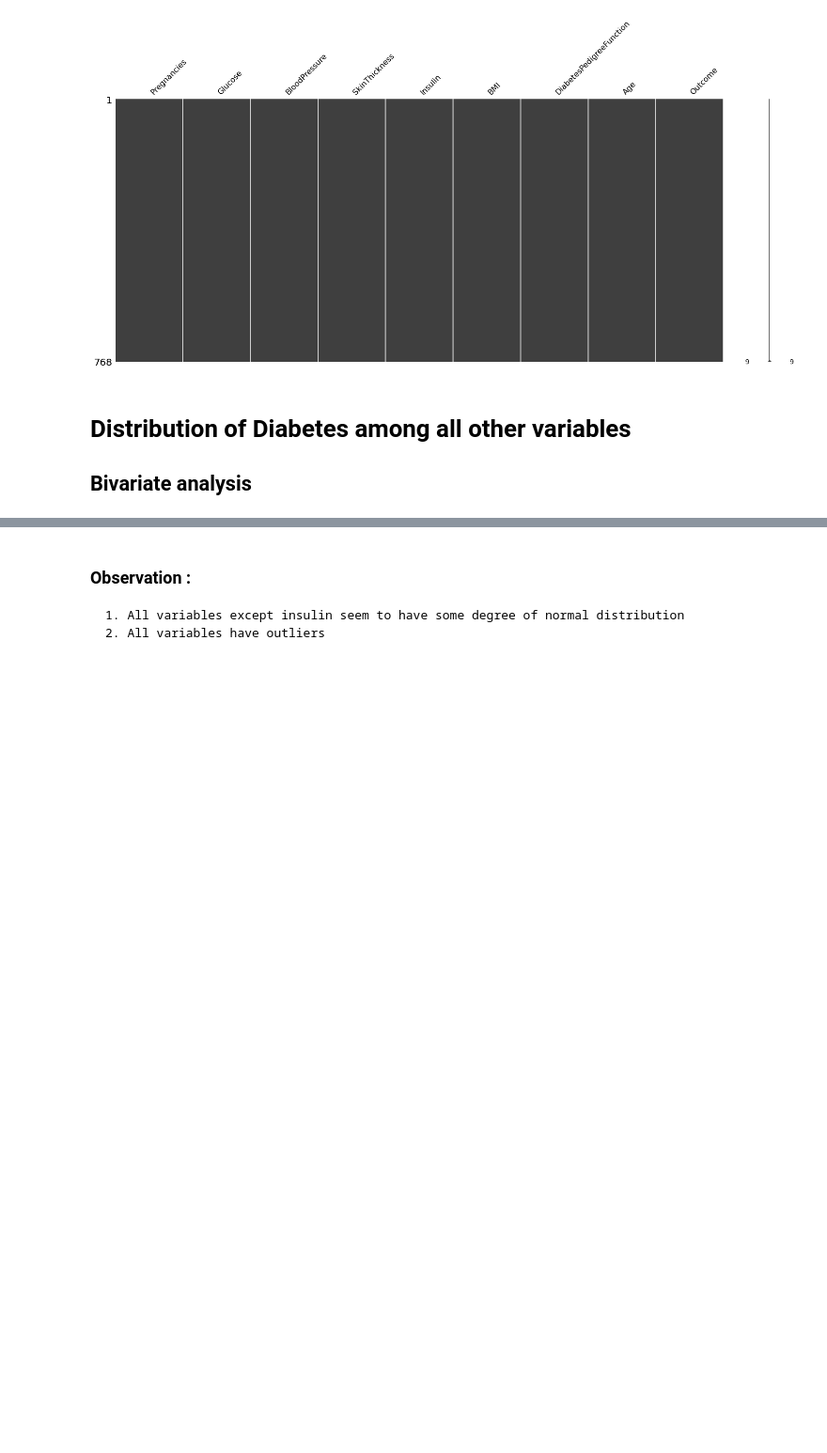
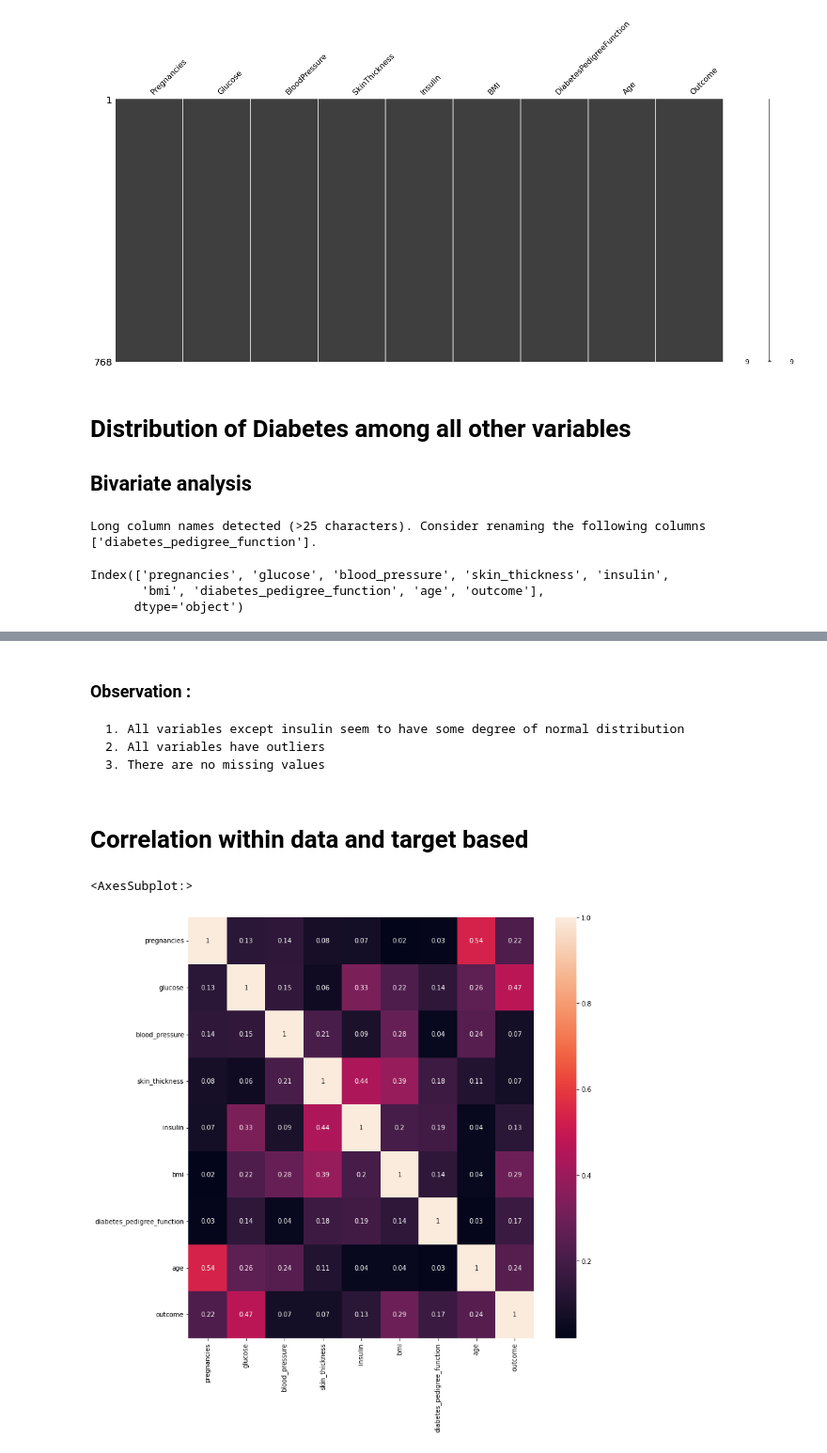
Before and after one commit to tejas05in/Kaggle-projects, a Jupyter notebook: diabetes-dataset-eda.ipynb, the cells around one changed output, grey strips where cells are left out. Shown at 94% size. Drawn from its saved outputs; the diff is of its cells as text; code cells hidden in the pictures; blank space fills up the shorter version.

Commit message:
Kaggle Notebook | Diabetes Dataset EDA | Version 3

```diff
--- a/diabetes-dataset-eda.ipynb
+++ b/diabetes-dataset-eda.ipynb
@@ -82,4 +110,15 @@ msno.matrix(df)
 # %% [markdown]
 # Distribution of Diabetes among all other variables
 ## Bivariate analysis
+# %%
+#cleaning column names for effeciency
+df = klib.clean_column_names(df)
+# %% [output]
+Long column names detected (>25 characters). Consider renaming the following columns ['diabetes_pedigree_function'].
+# %%
+df.columns
+# %% [output]
+Index(['pregnancies', 'glucose', 'blood_pressure', 'skin_thickness', 'insulin',
+       'bmi', 'diabetes_pedigree_function', 'age', 'outcome'],
+      dtype='object')
 # %%
@@ -105,3 +144,12 @@ px.pie(df, names = 'Outcome' , title = "Outcome Frequency")
 ### Observation :
     1. All variables except insulin seem to have some degree of normal distribution
     2. All variables have outliers
+    3. There are no missing values
+# %% [markdown]
+# Correlation within data and target based
+# %%
+plt.figure(figsize = (12,12))
+sns.heatmap(df.corr().abs().round(2),annot=True)
+# %% [output]
+<AxesSubplot:>
+[figure, added]
```
Also changed, not shown: parts of 8 cells of this notebook.
